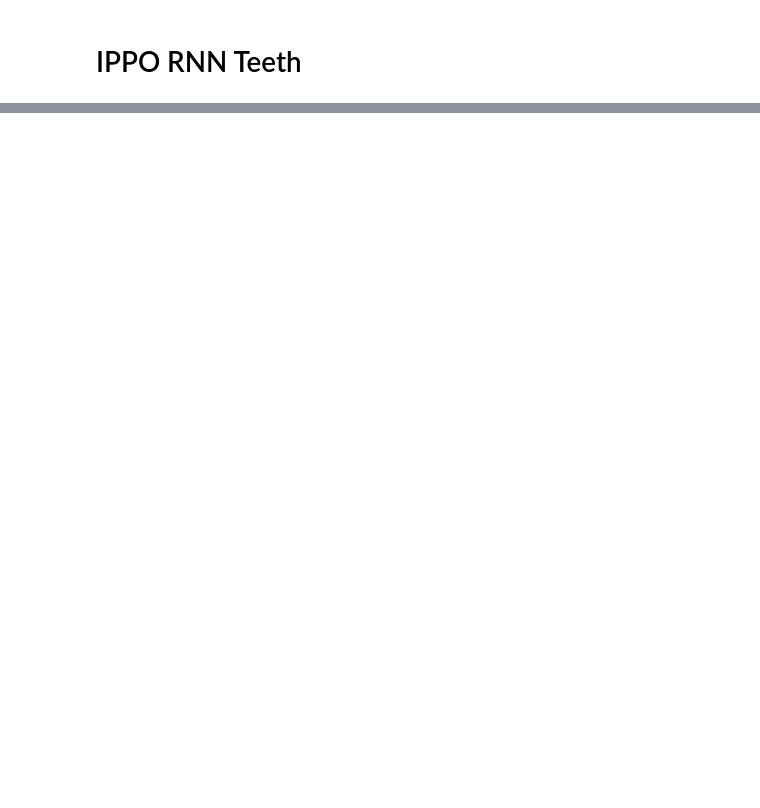
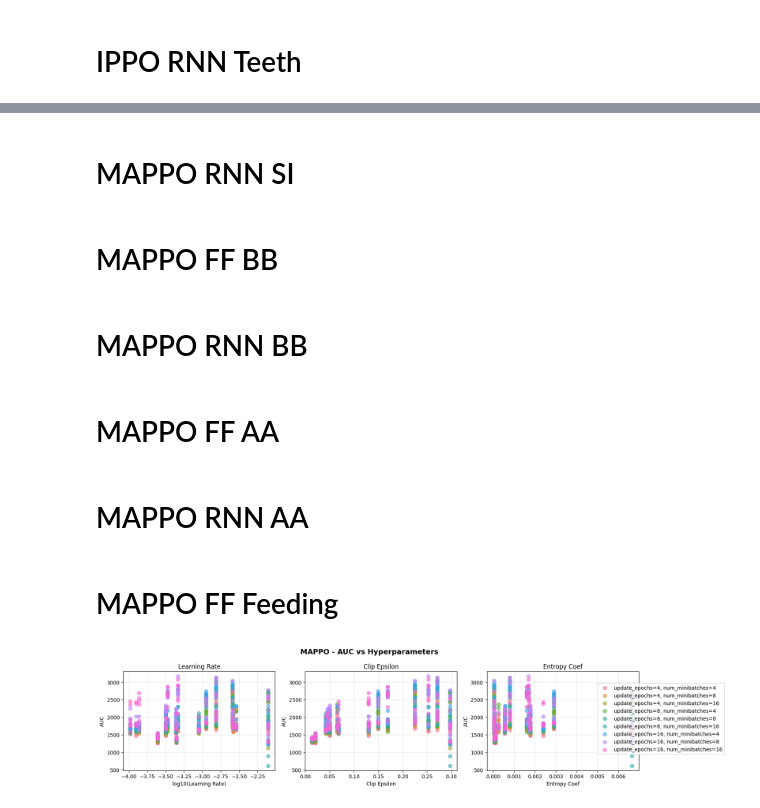
Before and after one commit to assistive-autonomy/assistax, a Jupyter notebook: sweep_plotting.ipynb, the cells around one changed output, grey strips where cells are left out. Saved outputs shown, nothing was run; the diff lists cells and outputs as text; code cells hidden in the pictures; blank space fills up the shorter version.

```diff
--- a/sweep_plotting.ipynb
+++ b/sweep_plotting.ipynb
@@ -190,0 +296,24 @@ Hyperparameters:
+# %% [markdown]
+# MAPPO RNN SI
+# %% [markdown]
+# MAPPO FF BB
+# %% [markdown]
+# MAPPO RNN BB
+# %% [markdown]
+# MAPPO FF AA
+# %% [markdown]
+# MAPPO RNN AA
+# %% [markdown]
+# MAPPO FF Feeding
+# %%
+mappo_ff_feed_returns = np.load("/home/leo/assistive-autonomy-github/sweep_data/mappo_ff_feed/metric/eval_returns.npy")
+mappo_ff_feed_hp_dict = load_npy_files("/home/leo/assistive-autonomy-github/sweep_data/mappo_ff_feed/hparam")
+
+fig = plot_auc_scatter_algorithm(
+    mappo_ff_feed_returns,
+    mappo_ff_feed_hp_dict,
+    algorithm='mappo',
+    group_by=['update_epochs', 'num_minibatches']
+)
+# %% [output]
+[figure, added]
```
Also changed, not shown: parts of 26 cells of this notebook, 18 other files.
